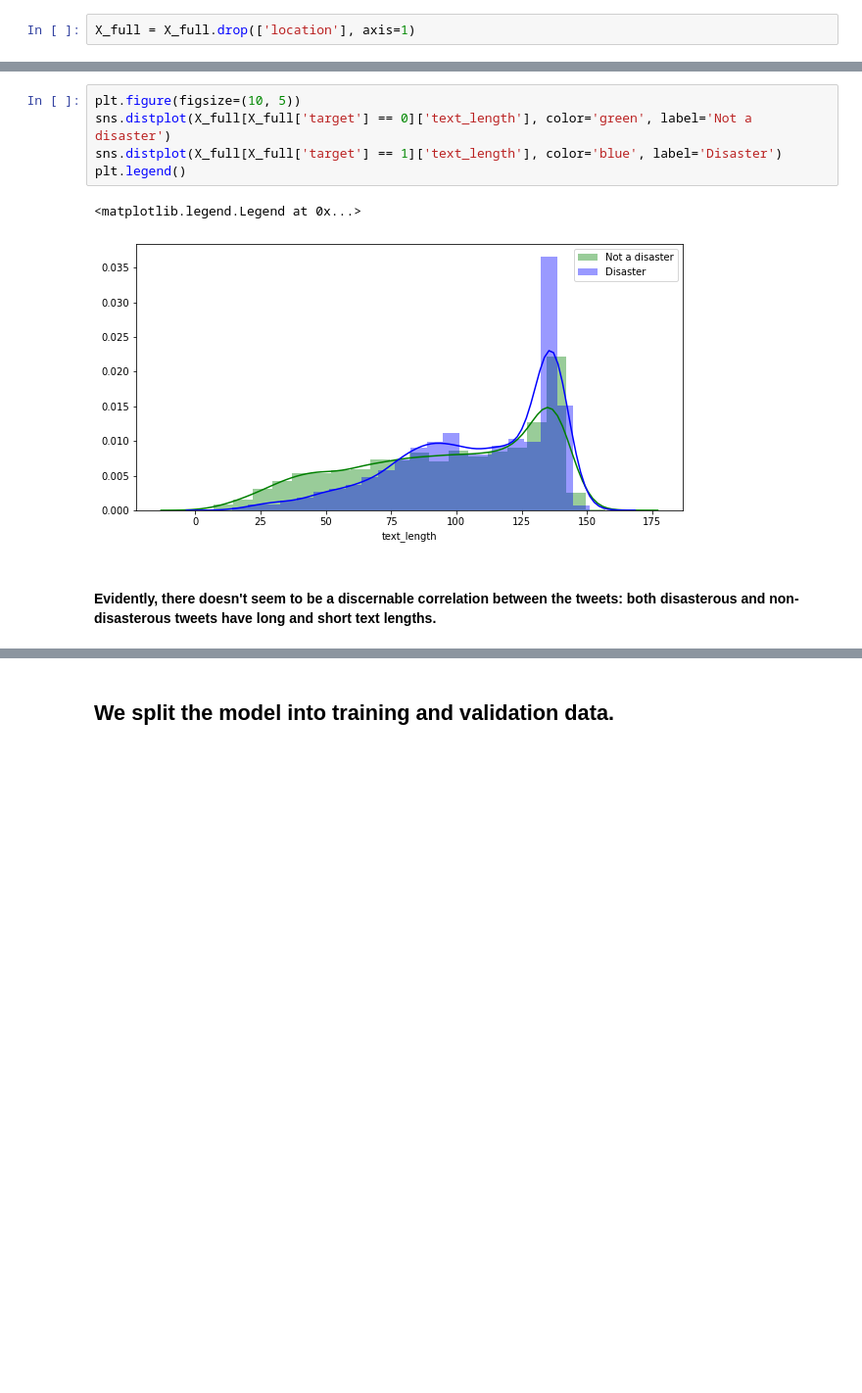
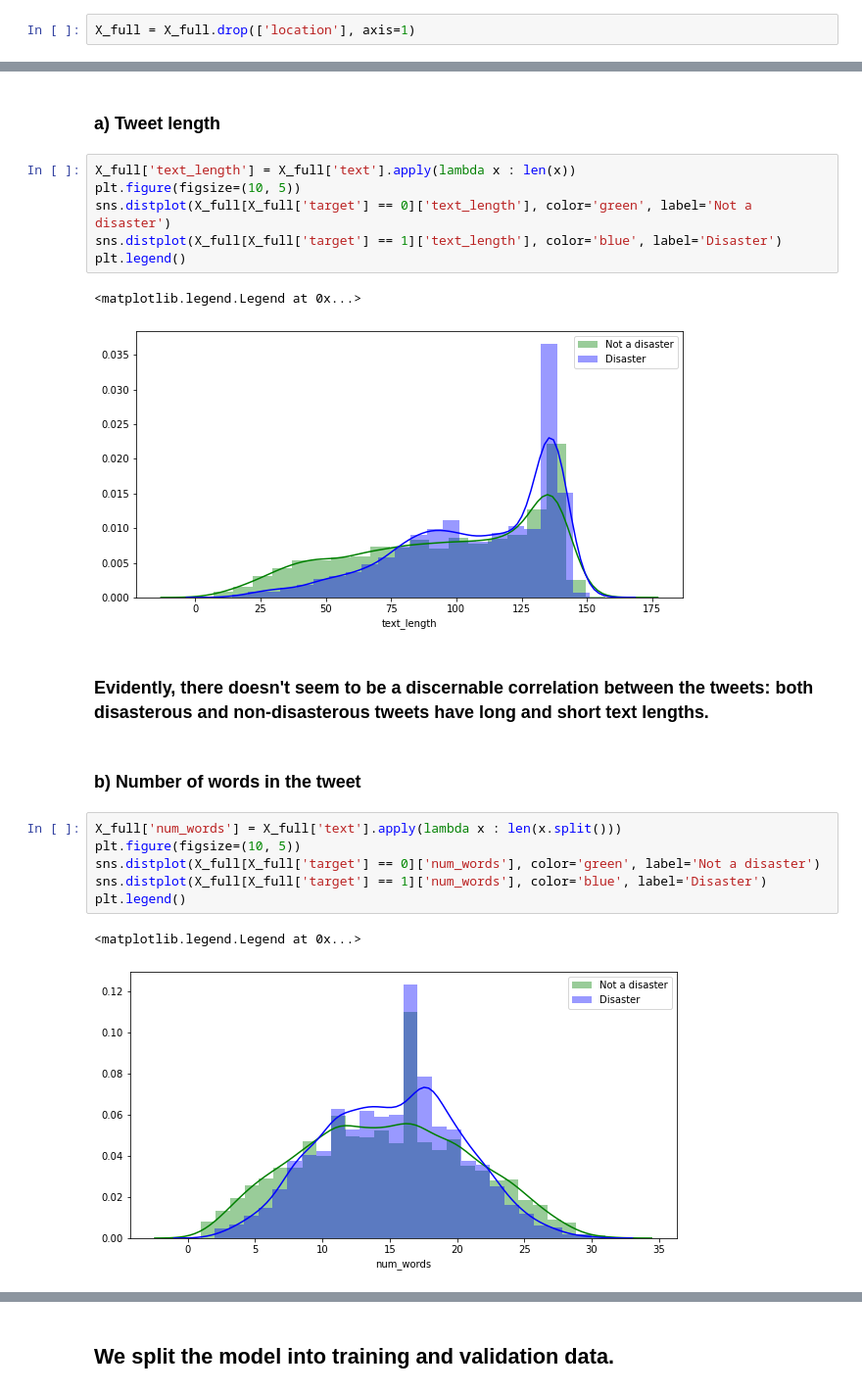
Before and after one commit to BhairavValera/disaster_tweets_NLP, a Jupyter notebook: tweets_model.ipynb, the cells around one changed output, grey strips where cells are left out. Shown at 98% size. Saved outputs shown, nothing was run; the diff lists cells and outputs as text; blank space fills up the shorter version.

```diff
--- a/tweets_model.ipynb
+++ b/tweets_model.ipynb
@@ -51,4 +65,7 @@ X_full['text_length'] = X_full['text'].apply(lambda x : len(x))
+# %% [markdown]
+### a) Tweet length
 # %%
+X_full['text_length'] = X_full['text'].apply(lambda x : len(x))
 plt.figure(figsize=(10, 5))
 sns.distplot(X_full[X_full['target'] == 0]['text_length'], color='green', label='Not a disaster')
 sns.distplot(X_full[X_full['target'] == 1]['text_length'], color='blue', label='Disaster')
@@ -57,4 +74,15 @@ plt.legend()
 <matplotlib.legend.Legend at 0x...>
 [figure]
 # %% [markdown]
-#### Evidently, there doesn't seem to be a discernable correlation between the tweets: both disasterous and non-disasterous tweets have long and short text lengths.
+### Evidently, there doesn't seem to be a discernable correlation between the tweets: both disasterous and non-disasterous tweets have long and short text lengths.
+# %% [markdown]
+### b) Number of words in the tweet
+# %%
+X_full['num_words'] = X_full['text'].apply(lambda x : len(x.split()))
+plt.figure(figsize=(10, 5))
+sns.distplot(X_full[X_full['target'] == 0]['num_words'], color='green', label='Not a disaster')
+sns.distplot(X_full[X_full['target'] == 1]['num_words'], color='blue', label='Disaster')
+plt.legend()
+# %% [output]
+<matplotlib.legend.Legend at 0x...>
+[figure, added]
```
Also changed, not shown: parts of 60 cells of this notebook, 4 other files.
